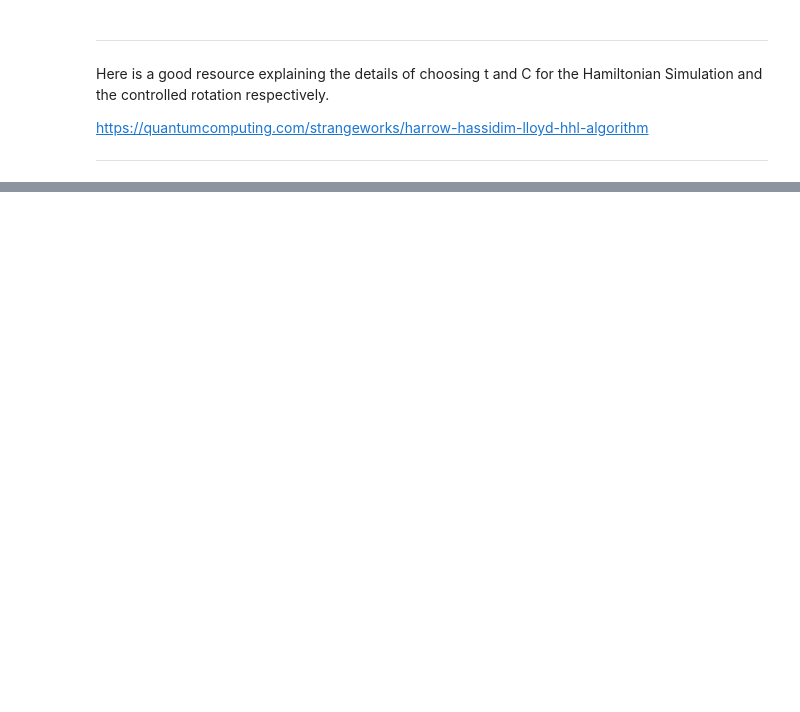
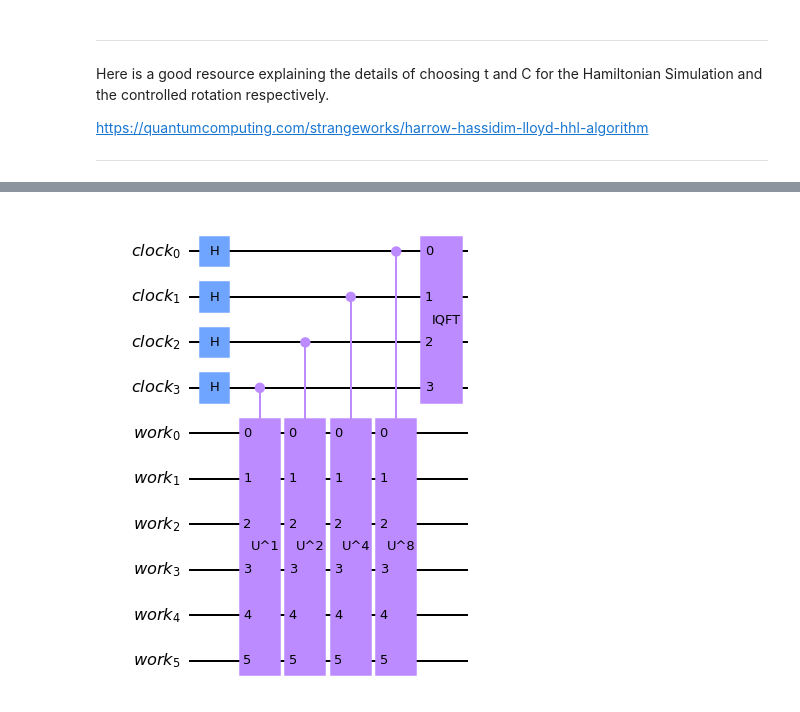
Before and after one commit to osamarais/Tridiagonal_Solver, a Jupyter notebook: tridiagonal_solver_clean_code.ipynb, the cells around one changed output, grey strips where cells are left out. Cells and saved outputs as stored; diff of their text form; code cells hidden in the pictures; blank space fills up the shorter version.

```diff
--- a/tridiagonal_solver_clean_code.ipynb
+++ b/tridiagonal_solver_clean_code.ipynb
@@ -75,7 +72,7 @@ dt = t/n_t
 # %%
 # Define the registers for the problem
 work_register = QuantumRegister(n_w,name='work')
-eigenvalue_register = QuantumRegister(n_l,name='eignvalue')
+clock_register = QuantumRegister(n_l,name='clock')
 ancilla = AncillaRegister(1,name='controlled_rotation')
 # %%
 # Define the initial state of the system
@@ -94,0 +159,16 @@ unitary_circuit = QuantumCircuit(work_register,name='U')
+# %%
+# Now we want to combine all the pieces together to make function that will return powers of U
+# Basically we are going to repeat the circuit to apply the powers (H1 commutes so no need for that part)
+
+def U_pow(a,b,t,work_register,n_w,m,i):
+    U_pow_circuit = QuantumCircuit(work_register,name='U^{}'.format(2**i))
+    U_pow_circuit = U_pow_circuit+H1(a,b,t*2**i,work_register,n_w)
+    for _i in range((2**i)*m):
+        #U_pow_circuit.barrier()
+        U_pow_circuit=U_pow_circuit+H2(a,b,t/2/m,work_register,n_w)
+        #U_pow_circuit.barrier()
+        U_pow_circuit=U_pow_circuit+H3(a,b,t/m  ,work_register,n_w)
+        #U_pow_circuit.barrier()
+        U_pow_circuit=U_pow_circuit+H2(a,b,t/2/m,work_register,n_w)
+        #U_pow_circuit.barrier()
+    return U_pow_circuit.to_gate(label='U^{}'.format(2**i))
@@ -94,0 +182,18 @@ unitary_circuit = QuantumCircuit(work_register,name='U')
+# %%
+QPE_circuit = QuantumCircuit(clock_register,work_register,name='QPE')
+# %%
+QPE_circuit.h(clock_register)
+
+for _i in range(n_l):
+    # Get the appropriate gate for the power
+    U_i = U_pow(a,b,t,work_register,n_w,m,_i)
+    c_U_i = U_i.control(1)
+    QPE_circuit.append(c_U_i,[clock_register[n_l-1-_i]] + [_x for _x in work_register])
+
+from qiskit.circuit.library import QFT
+QPE_circuit = QPE_circuit.compose(QFT(num_qubits=n_l, approximation_degree=0, do_swaps=True, inverse=True, insert_barriers=False, name='IQFT'),clock_register)
+#QPE_circuit = QPE_circuit.compose(_myqft,qubits=clock_register)
+# %%
+QPE_circuit.draw(output='mpl')
+# %% [output]
+[figure, added]
```
Also changed, not shown: parts of 17 cells of this notebook.
